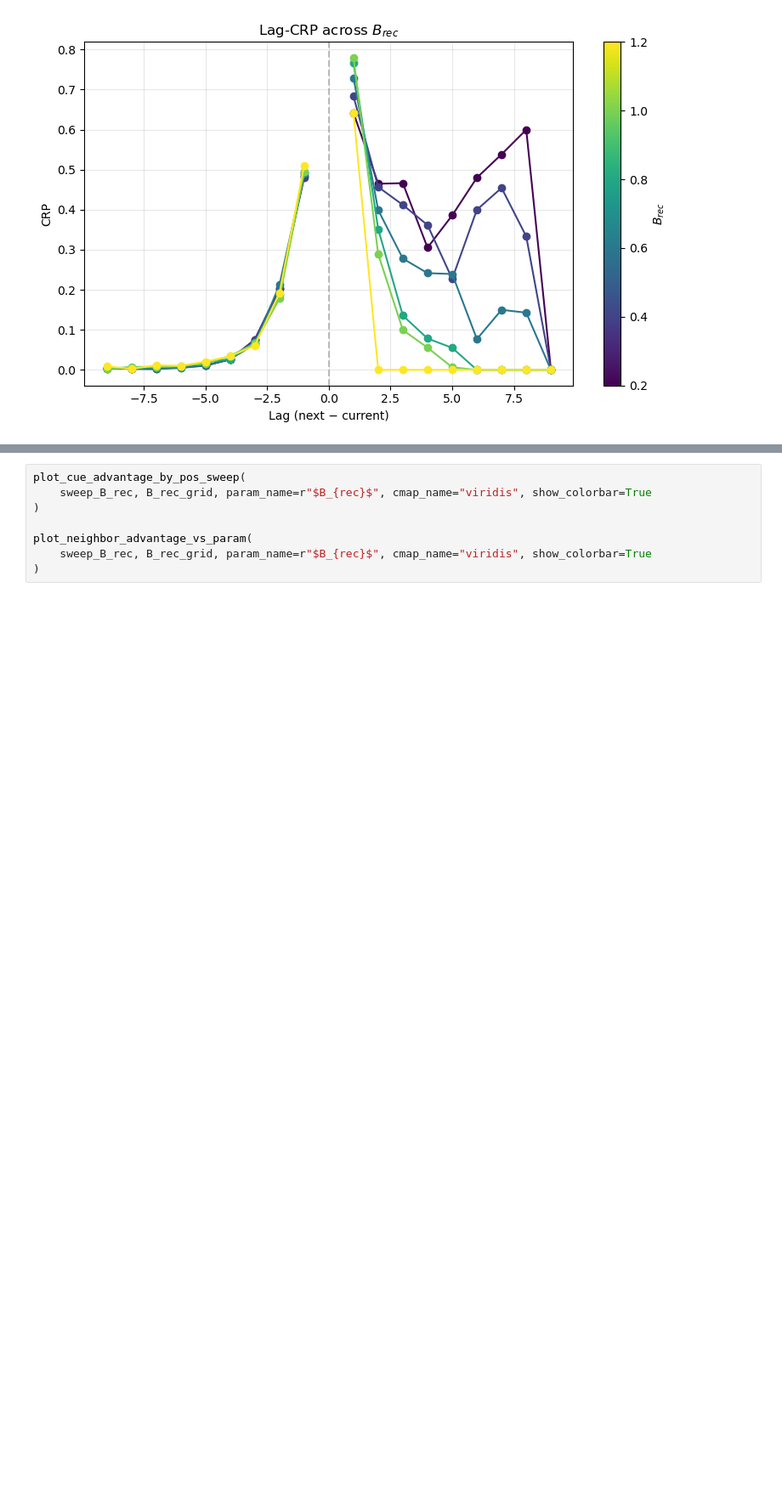
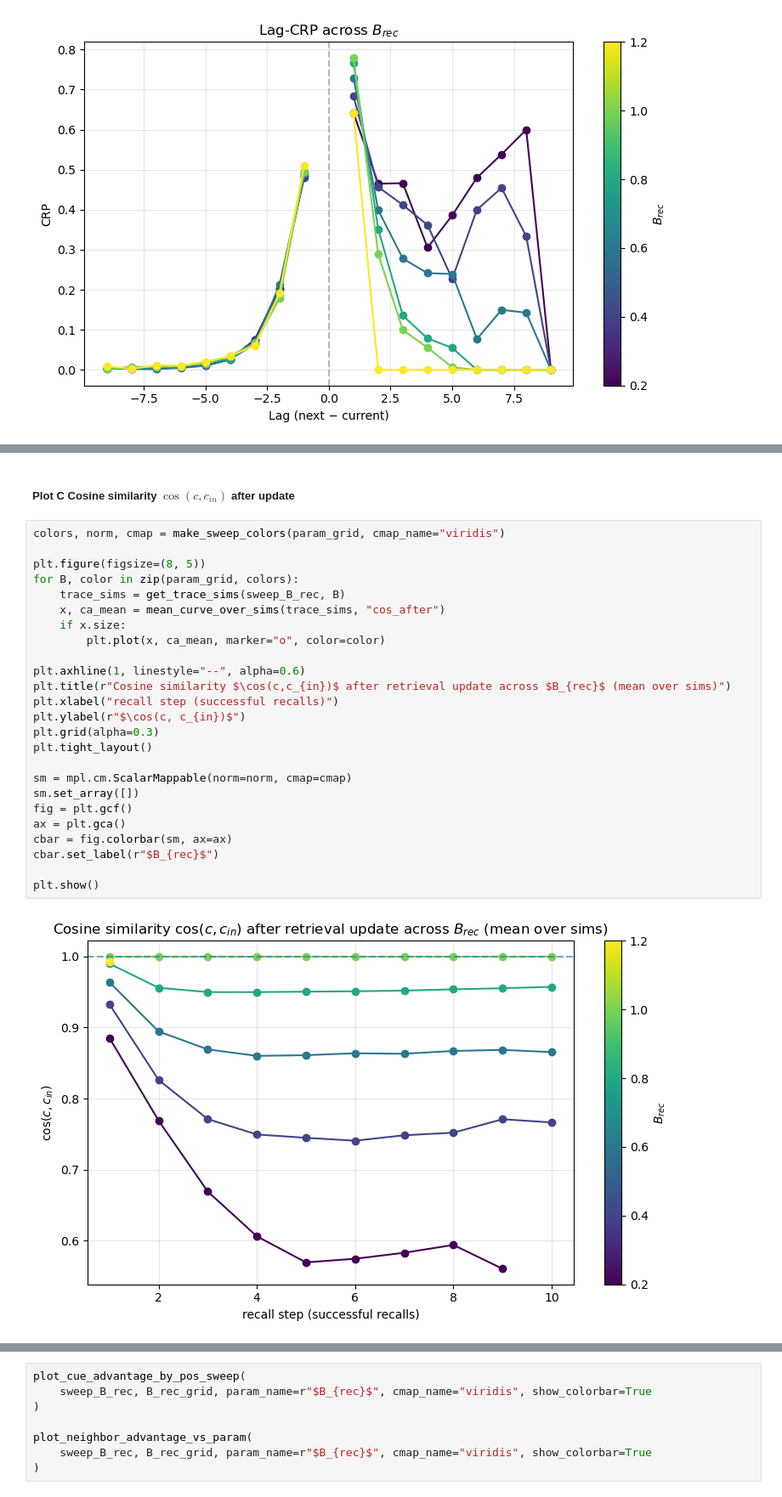
Before and after one commit to beaverjuly/PTSD_MemorySegmentation, a Jupyter notebook: external/CMR_SEM/CMR_MultiParameterSweep.ipynb, the cells around one changed output, grey strips where cells are left out. Shown at 85% size. Saved outputs shown, nothing was run; the diff lists cells and outputs as text; blank space fills up the shorter version.

```diff
--- a/external/CMR_SEM/CMR_MultiParameterSweep.ipynb
+++ b/external/CMR_SEM/CMR_MultiParameterSweep.ipynb
@@ -914,0 +1246,29 @@ plot_lag_crp_sweep(sweep_B_rec, B_rec_grid, param_name=r"$B_{rec}$")
+# %% [markdown]
+##### Plot C Cosine similarity $\cos(c, c_{in})$ after update
+# %%
+colors, norm, cmap = make_sweep_colors(param_grid, cmap_name="viridis")
+
+plt.figure(figsize=(8, 5))
+for B, color in zip(param_grid, colors):
+    trace_sims = get_trace_sims(sweep_B_rec, B)
+    x, ca_mean = mean_curve_over_sims(trace_sims, "cos_after")
+    if x.size:
+        plt.plot(x, ca_mean, marker="o", color=color)
+
+plt.axhline(1, linestyle="--", alpha=0.6)
+plt.title(r"Cosine similarity $\cos(c,c_{in})$ after retrieval update across $B_{rec}$ (mean over sims)")
+plt.xlabel("recall step (successful recalls)")
+plt.ylabel(r"$\cos(c, c_{in})$")
+plt.grid(alpha=0.3)
+plt.tight_layout()
+
+sm = mpl.cm.ScalarMappable(norm=norm, cmap=cmap)
+sm.set_array([])
+fig = plt.gcf()
+ax = plt.gca()
+cbar = fig.colorbar(sm, ax=ax)
+cbar.set_label(r"$B_{rec}$")
+
+plt.show()
+# %% [output]
+[figure, added]
```
Also changed, not shown: parts of 47 cells of this notebook, 1 other file.
